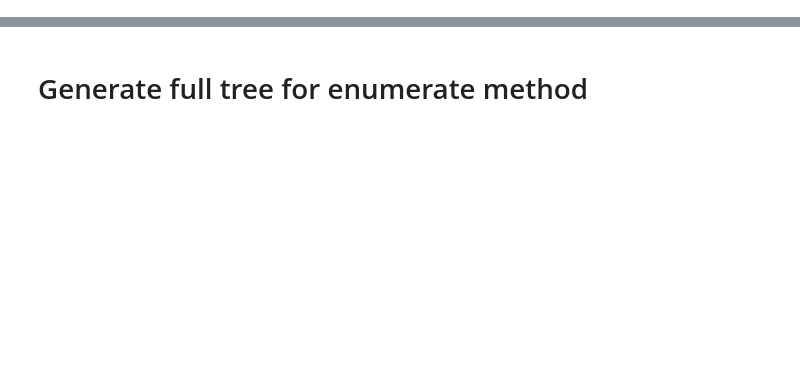
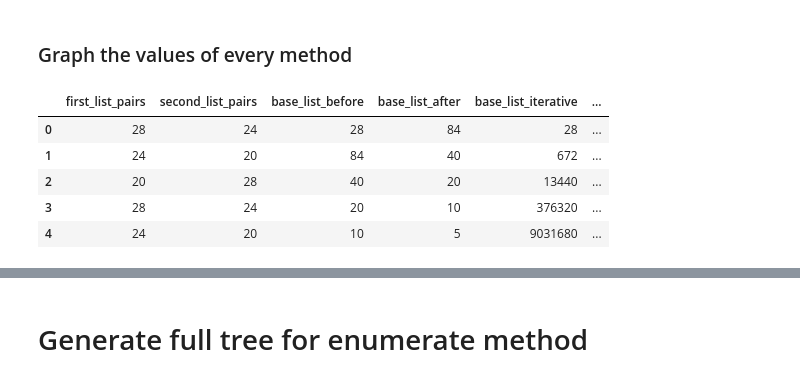
Before and after one commit to crptcusco/SynEstCBN, a Jupyter notebook: experiments/phd_qualification/exp_simple_rdda_benchmark_enumerative_pruning.ipynb, the cells around one changed output, grey strips where cells are left out. Saved outputs shown, nothing was run; the diff lists cells and outputs as text; code cells hidden in the pictures; blank space fills up the shorter version.

```diff
--- a/experiments/phd_qualification/exp_simple_rdda_benchmark_enumerative_pruning.ipynb
+++ b/experiments/phd_qualification/exp_simple_rdda_benchmark_enumerative_pruning.ipynb
@@ -106,0 +128,14 @@ Number of pairs from list : 26
+# %% [markdown]
+### Graph the values of every method
+# %%
+import matplotlib.pyplot as plt
+df_exec_experiment['id'] = range(1, len(df_exec_experiment) + 1)
+df_exec_experiment.set_index('id')
+df_exec_experiment
+# %% [output]
+|  | first_list_pairs | second_list_pairs | base_list_before | base_list_after | base_list_iterative | ... |
+| 0 | 28 | 24 | 28 | 84 | 28 | ... |
+| 1 | 24 | 20 | 84 | 40 | 672 | ... |
+| 2 | 20 | 28 | 40 | 20 | 13440 | ... |
+| 3 | 28 | 24 | 20 | 10 | 376320 | ... |
+| 4 | 24 | 20 | 10 | 5 | 9031680 | ... |
```
Also changed, not shown: parts of 8 cells of this notebook, 1 other file.
